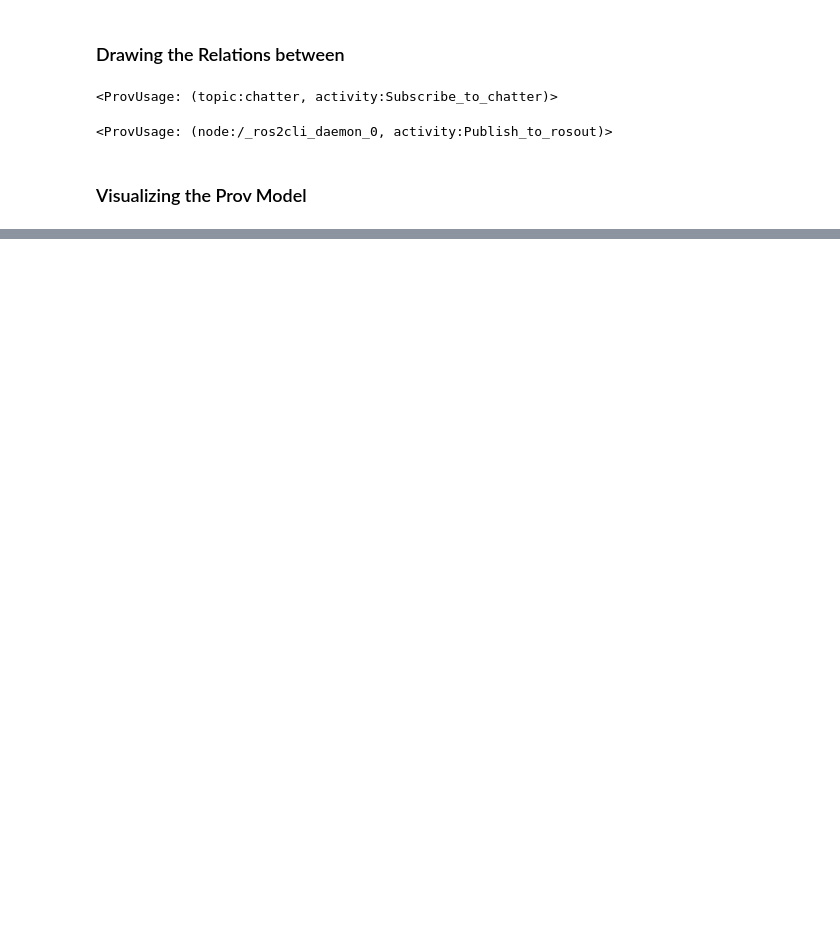
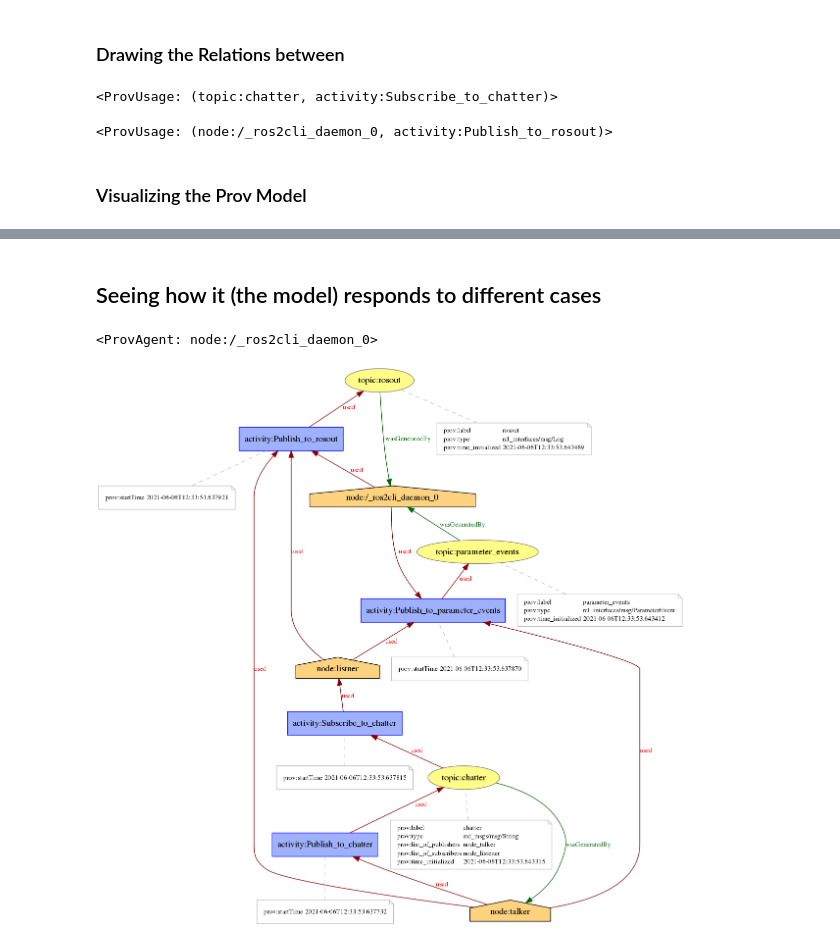
Before and after one commit to omareldahshoury/ROS2-Provenance-Recording, a Jupyter notebook: src/dummy_prov_model_ipynb.ipynb, the cells around one changed output, grey strips where cells are left out. Saved outputs shown, nothing was run; the diff lists cells and outputs as text; code cells hidden in the pictures; blank space fills up the shorter version.

```diff
--- a/src/dummy_prov_model_ipynb.ipynb
+++ b/src/dummy_prov_model_ipynb.ipynb
@@ -191,0 +189,14 @@ Note: you may need to restart the kernel to use updated packages.
+# %% [markdown]
+## Seeing how it (the model) responds to different cases
+# %%
+### Inserting a topic with the same name
+ros.agent('node:/_ros2cli_daemon_0')
+# %% [output]
+<ProvAgent: node:/_ros2cli_daemon_0>
+# %%
+# visualize the graph
+dot = prov_to_dot(ros)
+dot.write_png('ros-prov.png')
+Image('ros-prov.png')
+# %% [output]
+[figure, added]
```
Also changed, not shown: parts of 7 cells of this notebook, 1 other file.
